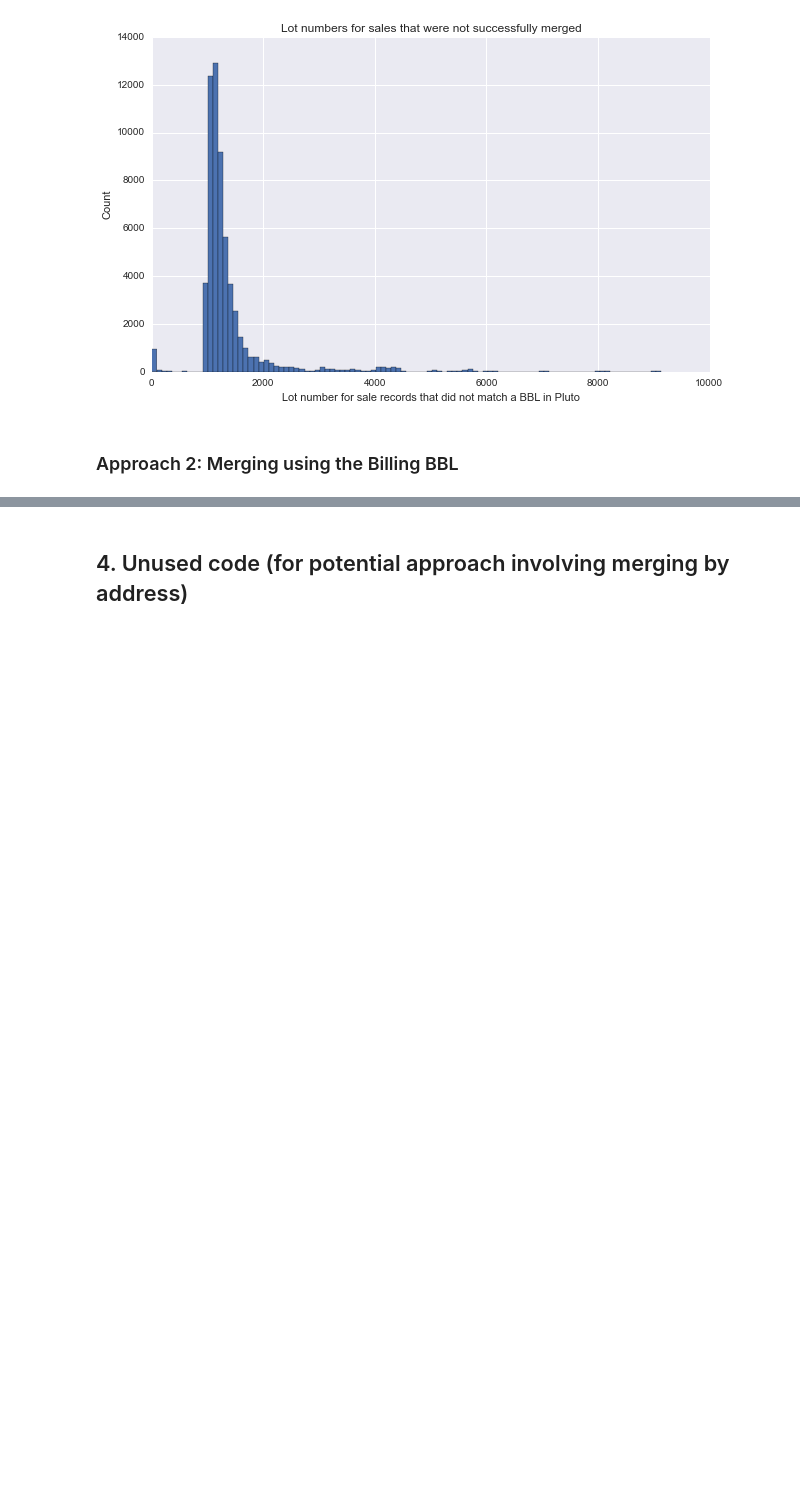
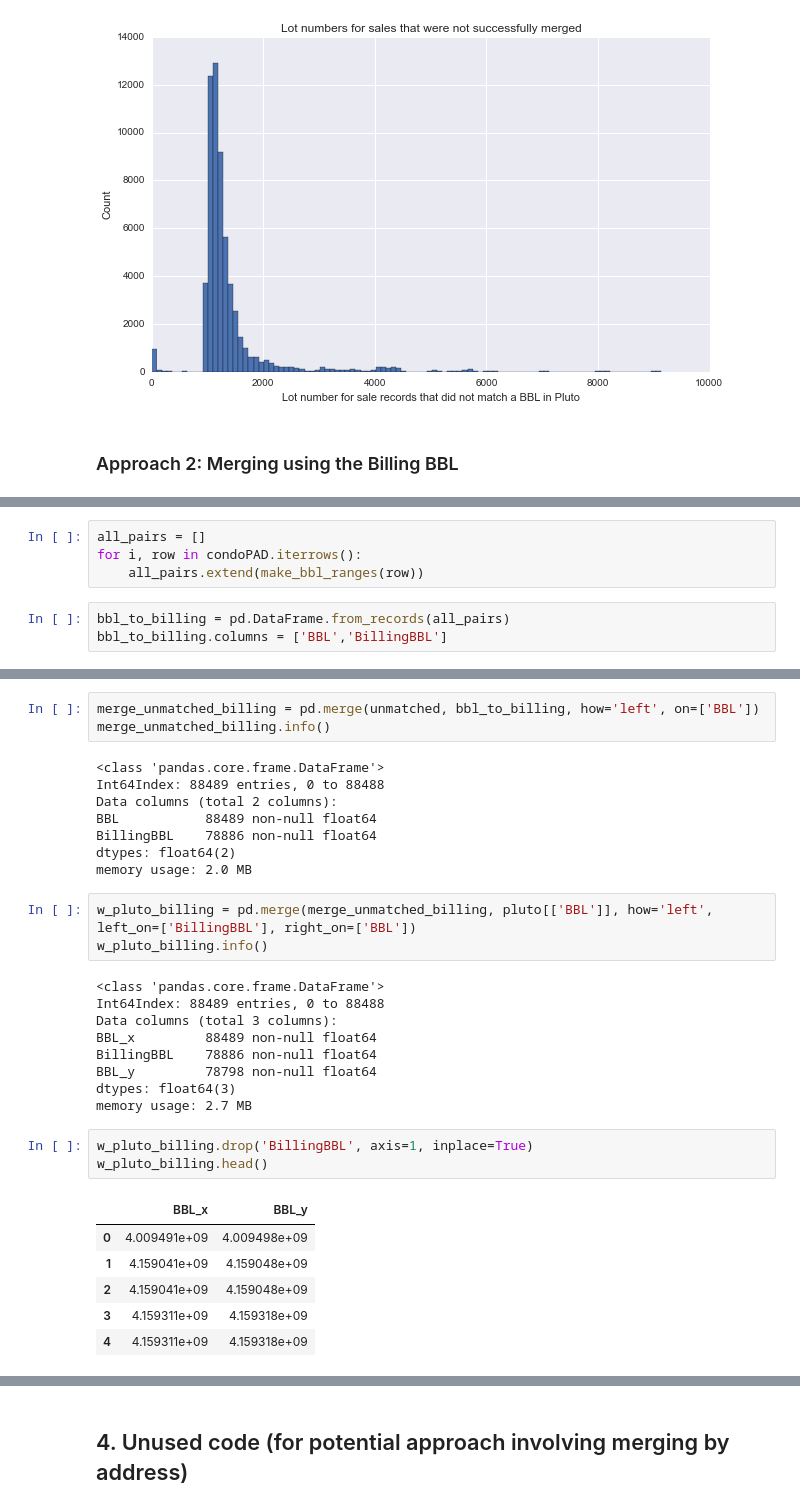
Before and after one commit to haonanz/DS-GA-1006-Project, a Jupyter notebook: data/merged_sales_pluto/Exploring_merge_of_pluto_and_sales.ipynb, the cells around one changed output, grey strips where cells are left out. Saved outputs shown, nothing was run; the diff lists cells and outputs as text; blank space fills up the shorter version.

```diff
--- a/data/merged_sales_pluto/Exploring_merge_of_pluto_and_sales.ipynb
+++ b/data/merged_sales_pluto/Exploring_merge_of_pluto_and_sales.ipynb
@@ -355,0 +389,7 @@ plt.show()
+# %%
+all_pairs = []
+for i, row in condoPAD.iterrows():
+    all_pairs.extend(make_bbl_ranges(row))
+# %%
+bbl_to_billing = pd.DataFrame.from_records(all_pairs)
+bbl_to_billing.columns = ['BBL','BillingBBL']
@@ -355,0 +405,33 @@ plt.show()
+# %%
+merge_unmatched_billing = pd.merge(unmatched, bbl_to_billing, how='left', on=['BBL'])
+merge_unmatched_billing.info()
+# %% [output]
+<class 'pandas.core.frame.DataFrame'>
+Int64Index: 88489 entries, 0 to 88488
+Data columns (total 2 columns):
+BBL           88489 non-null float64
+BillingBBL    78886 non-null float64
+dtypes: float64(2)
+memory usage: 2.0 MB
+# %%
+w_pluto_billing = pd.merge(merge_unmatched_billing, pluto[['BBL']], how='left', left_on=['BillingBBL'], right_on=['BBL'])
+w_pluto_billing.info()
+# %% [output]
+<class 'pandas.core.frame.DataFrame'>
+Int64Index: 88489 entries, 0 to 88488
+Data columns (total 3 columns):
+BBL_x         88489 non-null float64
+BillingBBL    78886 non-null float64
+BBL_y         78798 non-null float64
+dtypes: float64(3)
+memory usage: 2.7 MB
+# %%
+w_pluto_billing.drop('BillingBBL', axis=1, inplace=True)
+w_pluto_billing.head()
+# %% [output]
+|  | BBL_x | BBL_y |
+| 0 | 4.009491e+09 | 4.009498e+09 |
+| 1 | 4.159041e+09 | 4.159048e+09 |
+| 2 | 4.159041e+09 | 4.159048e+09 |
+| 3 | 4.159311e+09 | 4.159318e+09 |
+| 4 | 4.159311e+09 | 4.159318e+09 |
```
Also changed, not shown: parts of 14 cells of this notebook, 2 other files.
